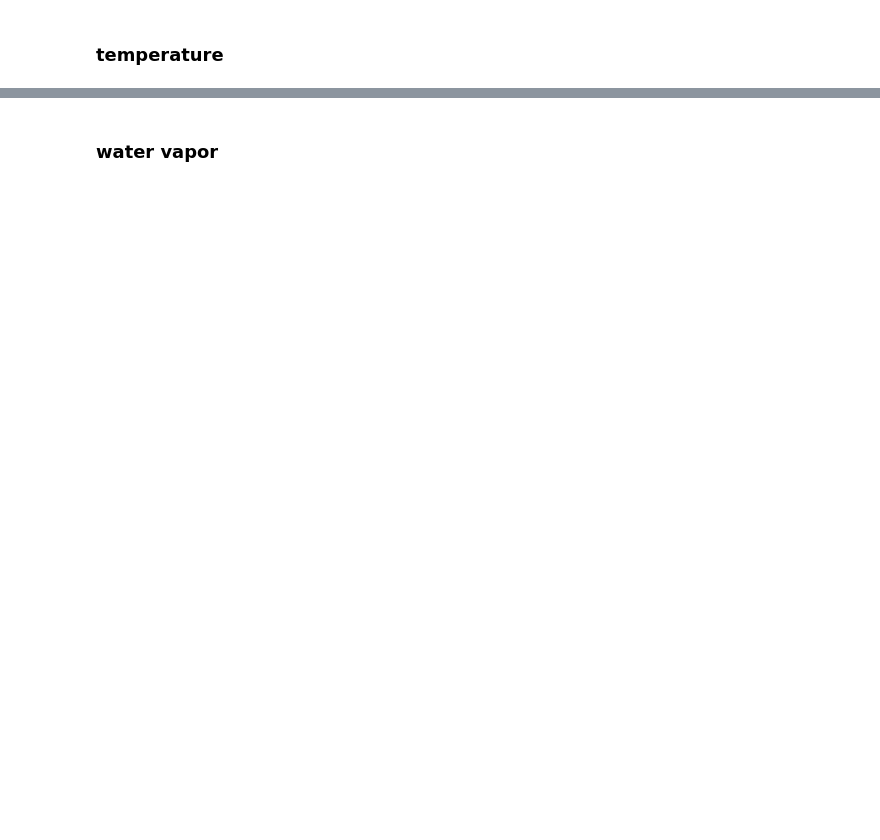
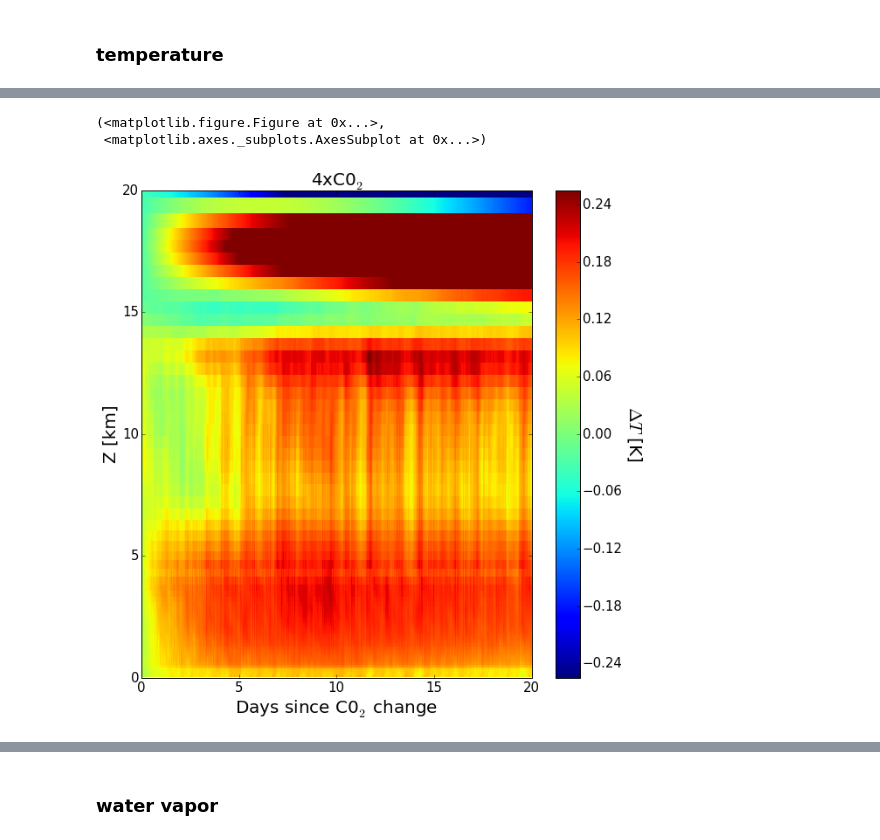
Before and after one commit to jedman/2xco2, a Jupyter notebook: exploration2xCO2.ipynb, the cells around one changed output, grey strips where cells are left out. Saved outputs shown, nothing was run; the diff lists cells and outputs as text; code cells hidden in the pictures; blank space fills up the shorter version.

```diff
--- a/exploration2xCO2.ipynb
+++ b/exploration2xCO2.ipynb
@@ -157,0 +74,13 @@ fig.savefig('figures/deltaT_2xco2.png', bbox_inches = 'tight', pad_inches=0.5)
+# %%
+# 4xco2
+vmin = -np.max(np.abs([np.min(tabs_anom4x[:,0:56]),np.max(tabs_anom4x[:,0:56])]))
+vmax = -vmin
+plot_vstats_anom(path='',size=(10,10),title='4xC0$_2$',
+                 time=after4x.time,z=after4x.z/1.e3,
+                 anom_data=tabs_anom4x,
+                 ylim=[0,20],vmin=vmin,vmax=vmax,
+                 cbar_label='$\Delta T$ [K]')
+# %% [output]
+(<matplotlib.figure.Figure at 0x...>,
+ <matplotlib.axes._subplots.AxesSubplot at 0x...>)
+[figure, added]
```
Also changed, not shown: parts of 45 cells of this notebook, 1 other file.
